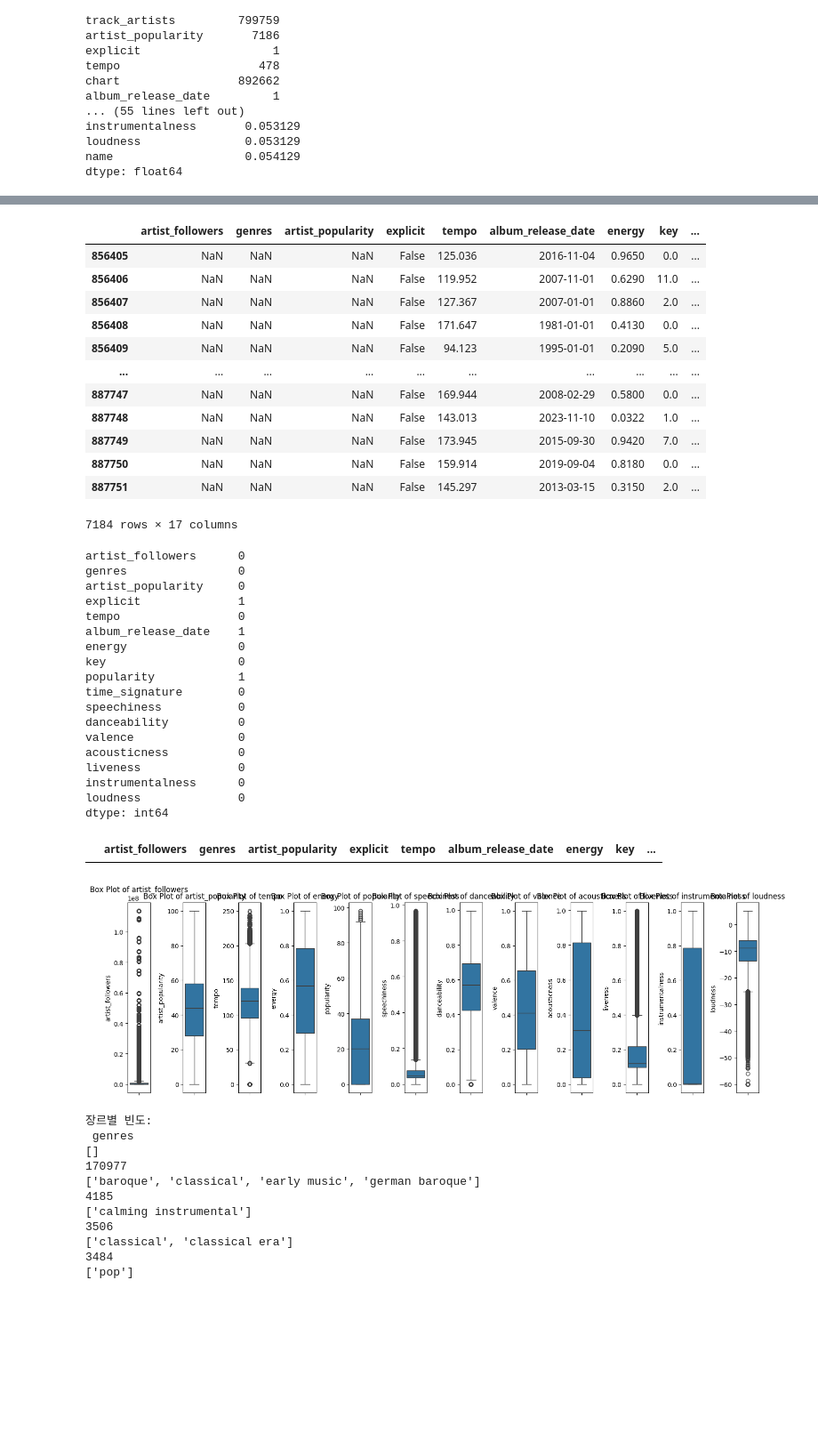
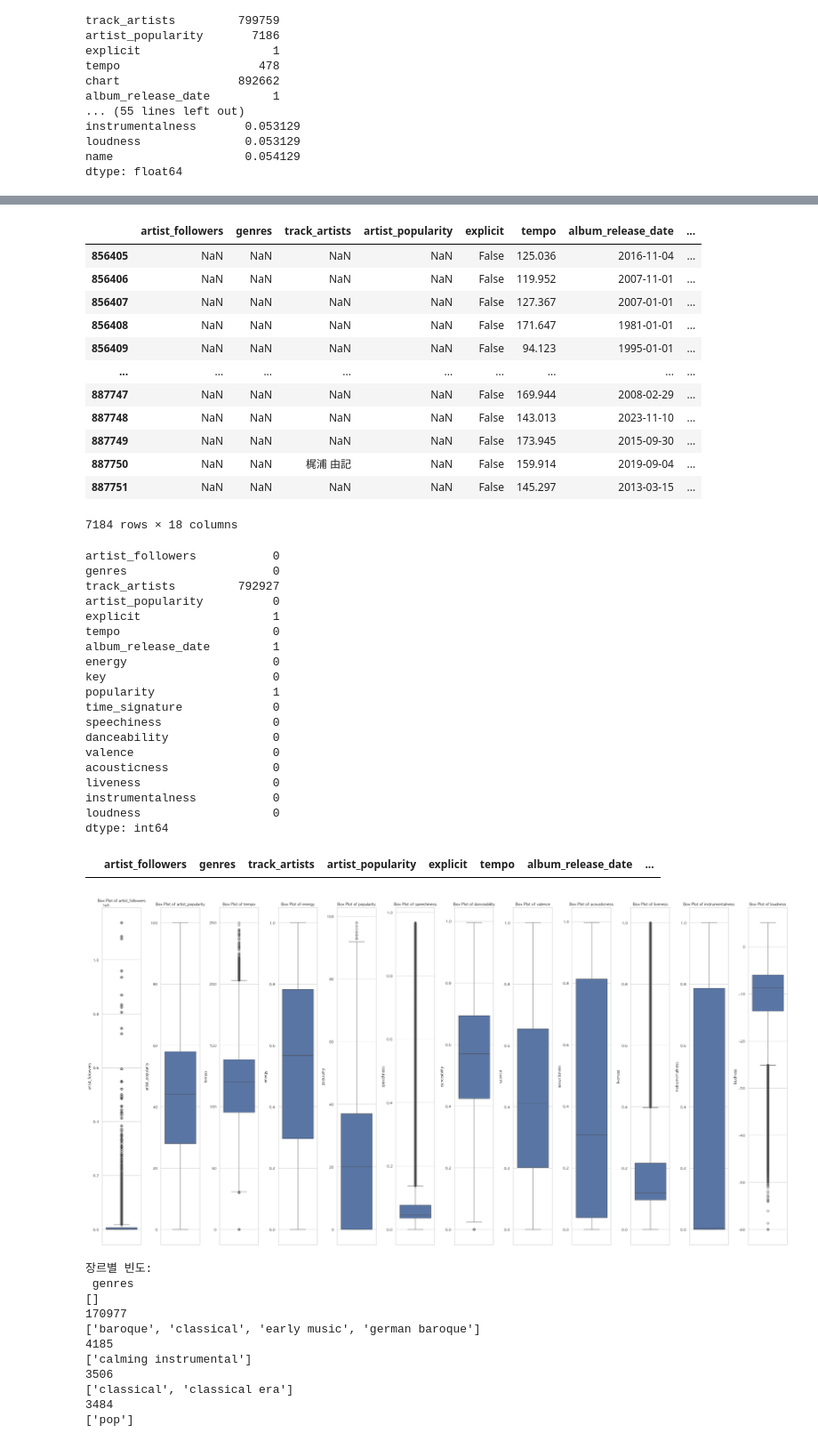
Before and after one commit to WindyAle/MelodiMatch, a Jupyter notebook: spotify_EDA.ipynb, the cells around one changed output, grey strips where cells are left out. Shown at 89% size. Cells and saved outputs as stored; diff of their text form; code cells hidden in the pictures; blank space fills up the shorter version.

```diff
--- a/spotify_EDA.ipynb
+++ b/spotify_EDA.ipynb
@@ -5,10 +5,15 @@ import matplotlib.pyplot as plt
 import seaborn as sns
 from sklearn.preprocessing import LabelEncoder
 import ast
+# %%
+from matplotlib import rc  ### 이 줄과
+
+rc('font', family='AppleGothic') 			## 이 두 줄을
+plt.rcParams['axes.unicode_minus'] = False  ## 추가해줍니다.
 # %% [markdown]
 ### 데이터 로드
 # %%
-df = pd.read_csv('/Users/kimjm/Desktop/SKN_19/mini-proj/data/tracks.csv')
+df = pd.read_csv('./data/tracks.csv')
 # %% [markdown]
 ### 데이터 구조 및 기초 통계 확인
 # %%
@@ -119,6 +124,6 @@ plt.show()
 # %%
-delete_col = ['streams', 'album_total_tracks', 'chart', 'available_markets', 'region', 'mode', 'track_id', 'album_name', 'track_track_number', 'rank', 'track_artists', 'duration_ms', 'trend', 'track_album_album', 'added_at', 'name']
-dropped_df = df.drop(delete_col, axis=1)
+delete_col = ['streams', 'album_total_tracks', 'chart', 'available_markets', 'region', 'mode', 'track_id', 'album_name', 'track_track_number', 'rank', 'duration_ms', 'trend', 'track_album_album', 'added_at', 'name']
+dropped_df = df.drop(delete_col, axis=1) # track_artists
 # %%
 dropped_df.info()
 # %% [output]
@@ -165,61 +171,62 @@ dtype: int64
 clean_df[clean_df['genres'].isnull()]
 # 장르 null인 경우에 대부분이 artist followers/popularity도 null
 # %% [output]
-|  | artist_followers | genres | artist_popularity | explicit | tempo | album_release_date | energy | key | ... |
-| 856405 | NaN | NaN | NaN | False | 125.036 | 2016-11-04 | 0.9650 | 0.0 | ... |
-| 856406 | NaN | NaN | NaN | False | 119.952 | 2007-11-01 | 0.6290 | 11.0 | ... |
-| 856407 | NaN | NaN | NaN | False | 127.367 | 2007-01-01 | 0.8860 | 2.0 | ... |
-| 856408 | NaN | NaN | NaN | False | 171.647 | 1981-01-01 | 0.4130 | 0.0 | ... |
-| 856409 | NaN | NaN | NaN | False | 94.123 | 1995-01-01 | 0.2090 | 5.0 | ... |
-| ... | ... | ... | ... | ... | ... | ... | ... | ... | ... |
-| 887747 | NaN | NaN | NaN | False | 169.944 | 2008-02-29 | 0.5800 | 0.0 | ... |
-| 887748 | NaN | NaN | NaN | False | 143.013 | 2023-11-10 | 0.0322 | 1.0 | ... |
-| 887749 | NaN | NaN | NaN | False | 173.945 | 2015-09-30 | 0.9420 | 7.0 | ... |
-| 887750 | NaN | NaN | NaN | False | 159.914 | 2019-09-04 | 0.8180 | 0.0 | ... |
-| 887751 | NaN | NaN | NaN | False | 145.297 | 2013-03-15 | 0.3150 | 2.0 | ... |
+|  | artist_followers | genres | track_artists | artist_popularity | explicit | tempo | album_release_date | ... |
+| 856405 | NaN | NaN | NaN | NaN | False | 125.036 | 2016-11-04 | ... |
+| 856406 | NaN | NaN | NaN | NaN | False | 119.952 | 2007-11-01 | ... |
+| 856407 | NaN | NaN | NaN | NaN | False | 127.367 | 2007-01-01 | ... |
+| 856408 | NaN | NaN | NaN | NaN | False | 171.647 | 1981-01-01 | ... |
+| 856409 | NaN | NaN | NaN | NaN | False | 94.123 | 1995-01-01 | ... |
+| ... | ... | ... | ... | ... | ... | ... | ... | ... |
+| 887747 | NaN | NaN | NaN | NaN | False | 169.944 | 2008-02-29 | ... |
+| 887748 | NaN | NaN | NaN | NaN | False | 143.013 | 2023-11-10 | ... |
+| 887749 | NaN | NaN | NaN | NaN | False | 173.945 | 2015-09-30 | ... |
+| 887750 | NaN | NaN | 梶浦 由記 | NaN | False | 159.914 | 2019-09-04 | ... |
+| 887751 | NaN | NaN | NaN | NaN | False | 145.297 | 2013-03-15 | ... |
-7184 rows × 17 columns
+7184 rows × 18 columns
 # %%
 # 장르, artist follower null 제거
 clean_df = clean_df.dropna(subset=['genres', 'artist_followers'], axis=0)
 # %%
 clean_df.isna().sum()
 # %% [output]
-artist_followers      0
-genres                0
-artist_popularity     0
-explicit              1
-tempo                 0
-album_release_date    1
-energy                0
-key                   0
-popularity            1
-time_signature        0
-speechiness           0
-danceability          0
-valence               0
-acousticness          0
-liveness              0
-instrumentalness      0
-loudness              0
+artist_followers           0
+genres                     0
+track_artists         792927
+artist_popularity          0
+explicit                   1
+tempo                      0
+album_release_date         1
+energy                     0
+key                        0
+popularity                 1
+time_signature             0
+speechiness                0
+danceability               0
+valence                    0
+acousticness               0
+liveness                   0
+instrumentalness           0
+loudness                   0
 dtype: int64
 # %%
 # 아티스트 팔로워 null 확인
 clean_df[clean_df['artist_followers'].isnull()]
 # %% [output]
-|  | artist_followers | genres | artist_popularity | explicit | tempo | album_release_date | energy | key | ... |
+|  | artist_followers | genres | track_artists | artist_popularity | explicit | tempo | album_release_date | ... |
 # %%
 numerical_cols = ['artist_followers', 'artist_popularity', 'tempo', 'energy', 'popularity', 'speechiness', 'danceability', 'valence', 'acousticness', 'liveness', 'instrumentalness', 'loudness']
 
 # 스케일링 전 숫자 컬럼 시각화
-plt.figure(figsize=(15, 5))
+plt.figure(figsize=(30, 15))
 for i, col in enumerate(numerical_cols):
     plt.subplot(1, len(numerical_cols), i + 1)
     sns.boxplot(y=clean_df[col])
     plt.title(f'Box Plot of {col}')
 plt.tight_layout()
 plt.show()
 # %% [output]
-[figure, old version]
+[figure, new version]
 # %%
 # 장르별 빈도 확인
 print("장르별 빈도:\n", clean_df['genres'].value_counts())
```
Also changed, not shown: parts of 12 cells of this notebook, 1 other file.
